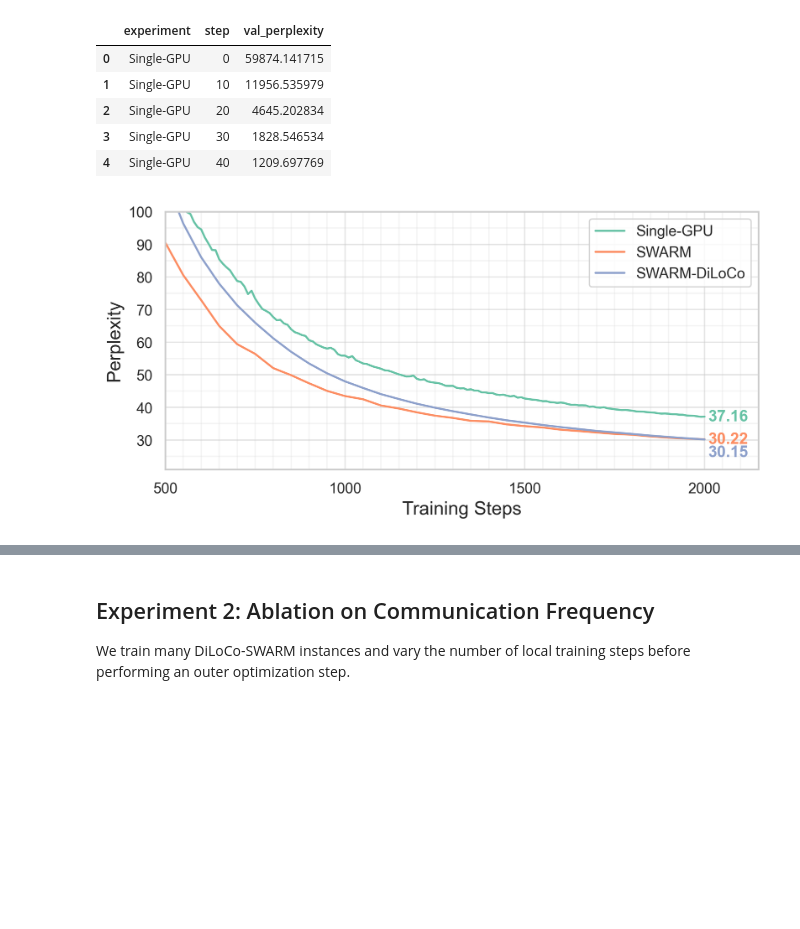
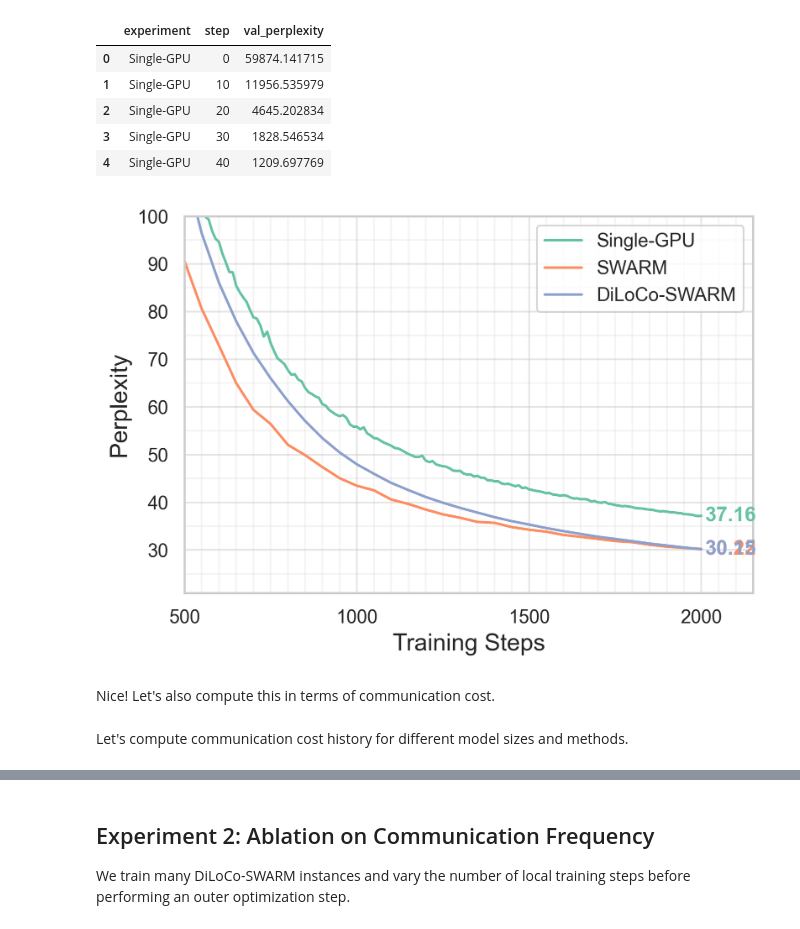
Before and after one commit to mikasenghaas/diloco-swarm, a Jupyter notebook: notebooks/3.0-results.ipynb, the cells around one changed output, grey strips where cells are left out. Cells and saved outputs as stored; diff of their text form; code cells hidden in the pictures; blank space fills up the shorter version.

Commit message:
Add communication cost results and plots

```diff
--- a/notebooks/3.0-results.ipynb
+++ b/notebooks/3.0-results.ipynb
@@ -73,7 +58,7 @@ We want to get the runs and plot the validation perplexity against the number of
 EXP1_METADATA = {
     "Single-GPU": {"group": "20241229_181044", "master_run_id": "8eqzu96q"},
     "SWARM": {"group": "20241230_135610", "master_run_id": "s13e2fh5"},
-    "SWARM-DiLoCo": {"group": "20241230_184347", "master_run_id": "i19udsg4"}
+    "DiLoCo-SWARM": {"group": "20241230_184347", "master_run_id": "i19udsg4"}
 }
 # %%
 # Get full history
@@ -85,9 +66,9 @@ True
 # %%
 # Prepare history
 cols = {"experiment": "experiment", "_step": "step", "eval/perplexity/average": "val_perplexity"}
-exp1_history = exp1_history[cols.keys()].rename(columns=cols)[list(cols.values())]
-exp1_history = exp1_history.dropna().reset_index(drop=True)
-exp1_history.head()
+exp1 = exp1_history[cols.keys()].rename(columns=cols)[list(cols.values())]
+exp1 = exp1.dropna().reset_index(drop=True)
+exp1.head()
 # %% [output]
 |  | experiment | step | val_perplexity |
 | 0 | Single-GPU | 0 | 59874.141715 |
@@ -97,16 +78,31 @@ exp1_history.head()
 | 4 | Single-GPU | 40 | 1209.697769 |
 # %%
 # Plot the validation perplexity against steps
-fig, ax = plot_perplexity(exp1_history, figsize=(8, 3.5))
+sns.set_style("whitegrid")
+fig, ax = plt.subplots(figsize=(6, 4), dpi=300)
+colors = sns.color_palette("Set2", n_colors=exp1["experiment"].nunique())
+order = exp1.groupby("experiment")["val_perplexity"].last().sort_values(ascending=False).index
+sns.lineplot(data=exp1, x="step", y="val_perplexity", hue="experiment", hue_order=order, ax=ax, palette=colors)
+ax.set_xlabel("Training Steps", fontsize=14); ax.set_ylabel("Perplexity", fontsize=14)
+ax.set_xlim((500, 2150));
+ax.set_ylim((21, 100));
+ax.get_xaxis().set_major_locator(plt.MultipleLocator(500))
+ax.get_xaxis().set_minor_locator(plt.MultipleLocator(50))
+ax.get_yaxis().set_major_locator(plt.MultipleLocator(10))
+ax.get_yaxis().set_minor_locator(plt.MultipleLocator(5))
+ax.grid(True, which='both', alpha=0.2); ax.grid(True, which='major', alpha=0.5)
+ax.legend(title="")
 
 # Add final perplexity values to the plot
-colors = sns.color_palette("Set2", n_colors=exp1_history["experiment"].nunique())
-order = exp1_history.groupby("experiment")["val_perplexity"].last().sort_values(ascending=False).index
+colors = sns.color_palette("Set2", n_colors=3)
+order = exp1.groupby("experiment")["val_perplexity"].last().sort_values(ascending=False).index
 for i, experiment in enumerate(order):
-    group_data = exp1_history[exp1_history["experiment"] == experiment]
+    group_data = exp1[exp1["experiment"] == experiment]
     final_val = group_data["val_perplexity"].iloc[-1]
     ax.text(2010, group_data["val_perplexity"].iloc[-1] - (4 if experiment == "SWARM-DiLoCo" else 0), f'{final_val:.2f}', color=colors[i], va='center', weight='bold', fontsize=12)
 
-fig.savefig("report/figures/experiment1.png", bbox_inches="tight")
+fig.savefig("report/figures/experiment1-1.pdf", bbox_inches="tight")
 # %% [output]
-[figure, old version]
+[figure, new version]
+# %% [markdown]
+Nice! Let's also compute this in terms of communication cost.
@@ -112,0 +141,2 @@ fig.savefig("report/figures/experiment1.png", bbox_inches="tight")
+# %% [markdown]
+Let's compute communication cost history for different model sizes and methods.
```
Also changed, not shown: parts of 8 cells of this notebook, 6 other files.
